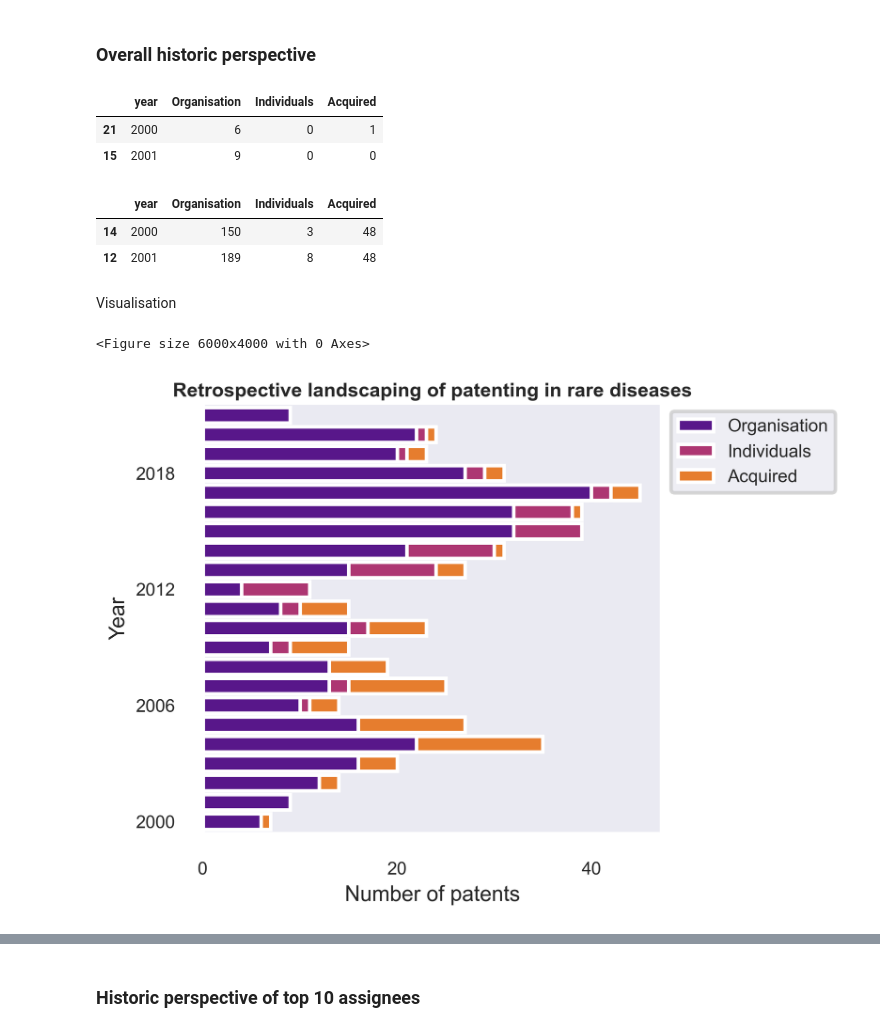
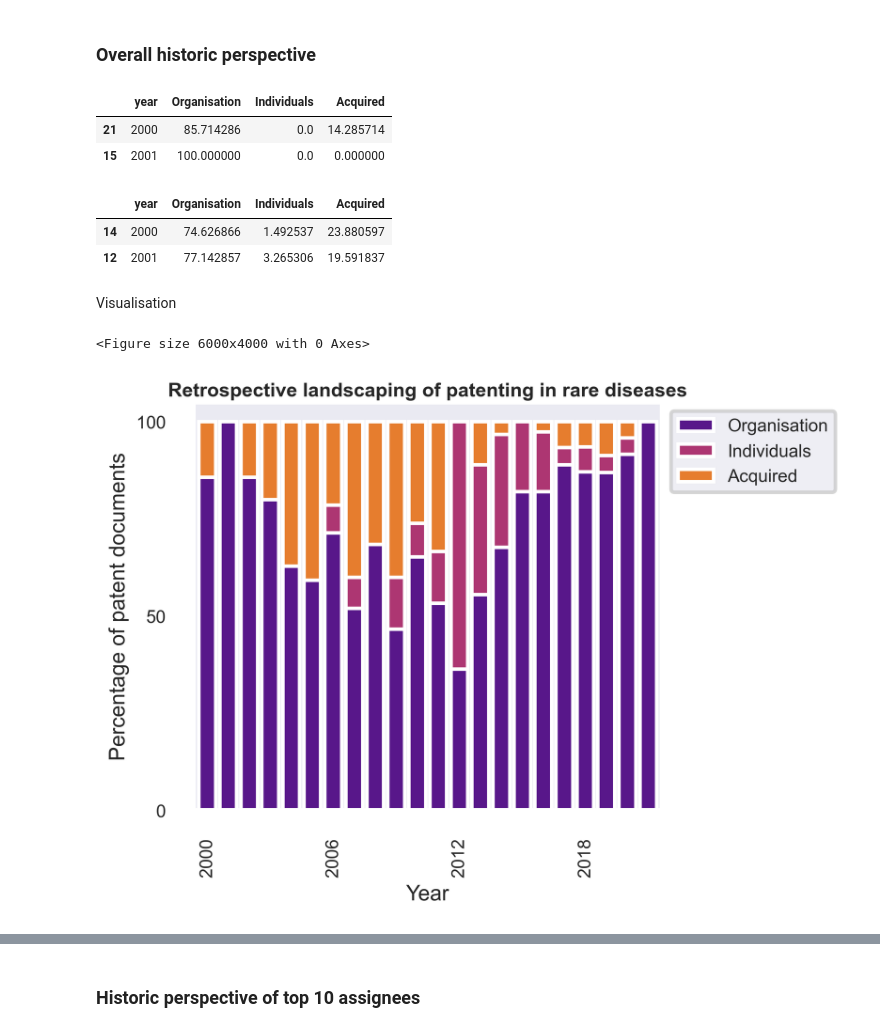
Before and after one commit to Fraunhofer-ITMP/Pharmaceutical-patent-landscaping, a Jupyter notebook: notebooks/3_2_inventor_overview.ipynb, the cells around one changed output, grey strips where cells are left out. Drawn from its saved outputs; the diff is of its cells as text; code cells hidden in the pictures.

Commit message:
refactor code and figure

```diff
--- a/notebooks/3_2_inventor_overview.ipynb
+++ b/notebooks/3_2_inventor_overview.ipynb
@@ -131,46 +131,71 @@ def get_historic_view(df: pd.DataFrame):
 # %%
 rare_disease_year_df = get_historic_view(rare_disease_data)
 rare_disease_year_df.sort_values(by='year', inplace=True)
+
+# Normalising counts between 0 and 1
+rare_disease_year_df['total'] = rare_disease_year_df[['Organisation', 'Individuals', 'Acquired']].sum(axis=1)
+
+for idx, row_val in rare_disease_year_df.iterrows():
+    rare_disease_year_df.loc[idx, 'Organisation'] = (row_val.Organisation / row_val.total) * 100
+    rare_disease_year_df.loc[idx, 'Individuals'] = (row_val.Individuals / row_val.total) * 100
+    rare_disease_year_df.loc[idx, 'Acquired'] = (row_val.Acquired / row_val.total) * 100
+
+rare_disease_year_df.drop(columns='total', inplace=True)
 rare_disease_year_df.head(2)
 # %% [output]
 |  | year | Organisation | Individuals | Acquired |
-| 21 | 2000 | 6 | 0 | 1 |
-| 15 | 2001 | 9 | 0 | 0 |
+| 21 | 2000 | 85.714286 | 0.0 | 14.285714 |
+| 15 | 2001 | 100.000000 | 0.0 | 0.000000 |
 # %%
 alzheimer_disease_year_df = get_historic_view(alzheimer_disease_data)
 alzheimer_disease_year_df.sort_values(by='year', inplace=True)
+
+# Normalising counts between 0 and 1
+alzheimer_disease_year_df['total'] = alzheimer_disease_year_df[
+    ['Organisation', 'Individuals', 'Acquired']
+].sum(axis=1)
+
+for idx, row_val in alzheimer_disease_year_df.iterrows():
+    alzheimer_disease_year_df.loc[idx, 'Organisation'] = (row_val.Organisation / row_val.total) * 100
+    alzheimer_disease_year_df.loc[idx, 'Individuals'] = (row_val.Individuals / row_val.total) * 100
+    alzheimer_disease_year_df.loc[idx, 'Acquired'] = (row_val.Acquired / row_val.total) * 100
+
+alzheimer_disease_year_df.drop(columns='total', inplace=True)
 alzheimer_disease_year_df.head(2)
 # %% [output]
 |  | year | Organisation | Individuals | Acquired |
-| 14 | 2000 | 150 | 3 | 48 |
-| 12 | 2001 | 189 | 8 | 48 |
+| 14 | 2000 | 74.626866 | 1.492537 | 23.880597 |
+| 12 | 2001 | 77.142857 | 3.265306 | 19.591837 |
 # %% [markdown]
 Visualisation
 # %%
 plt.figure(figsize=(15, 10))
-rare_disease_year_df.plot.barh(x='year', stacked=True, color=['#58178a', '#ad3672', '#e67d2e'], width=0.8,)
+
+rare_disease_year_df.plot.bar(
+    x='year', stacked=True, color=['#58178a', '#ad3672', '#e67d2e'], width=0.8
+)
 plt.title(
     'Retrospective landscaping of patenting in rare diseases',
     horizontalalignment='center', size=11,
     verticalalignment='center', weight='bold'
 )
-plt.xlabel('Number of patents', size=12)
-plt.ylabel('Year', size=12)
+plt.xlabel('Year', size=12)
+plt.ylabel('Percentage of patent documents', size=12)
 plt.locator_params(axis='both', nbins=4)
 plt.xticks(fontsize=10)
 plt.yticks(fontsize=10)
 plt.legend(bbox_to_anchor=(1, 1), prop={'size': 10})
 plt.tight_layout()
 
 plt.savefig(
     f'{FIG_DIR}/figure_3.png',
     dpi=400,
     bbox_inches='tight',
 )
 
 plt.show()
 # %% [output]
 <Figure size 6000x4000 with 0 Axes>
-[figure, old version]
+[figure, new version]
 # %%
 plt.figure(figsize=(15, 10))
```
Also changed, not shown: parts of 1 cell of this notebook, 2 other files.
